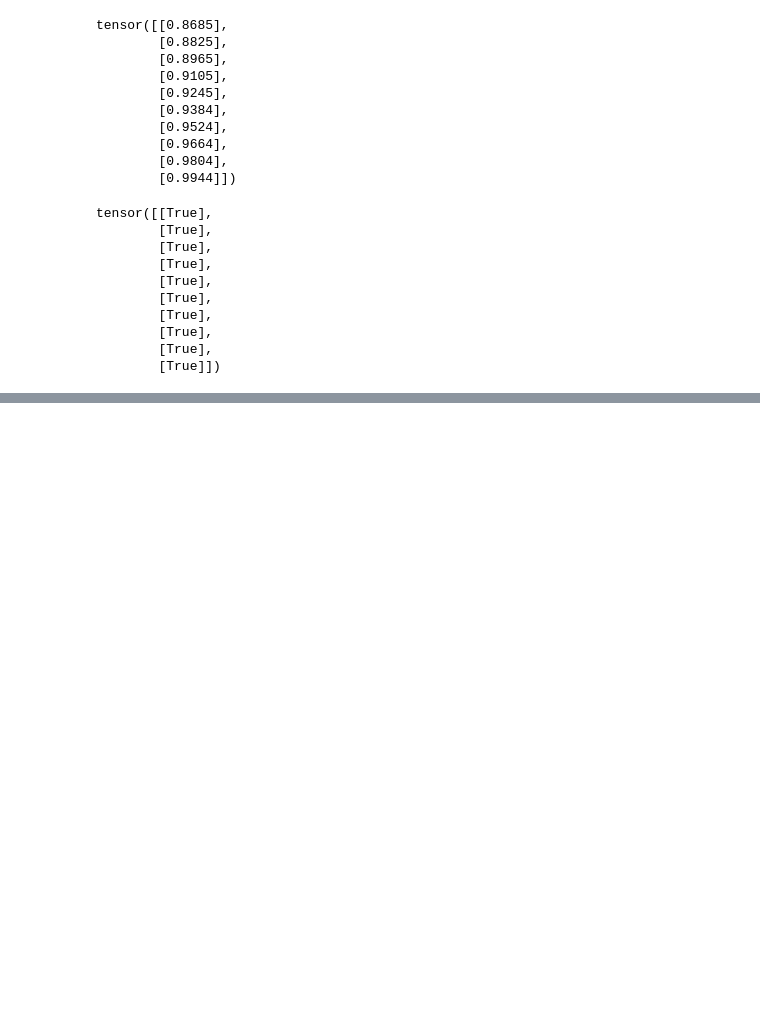
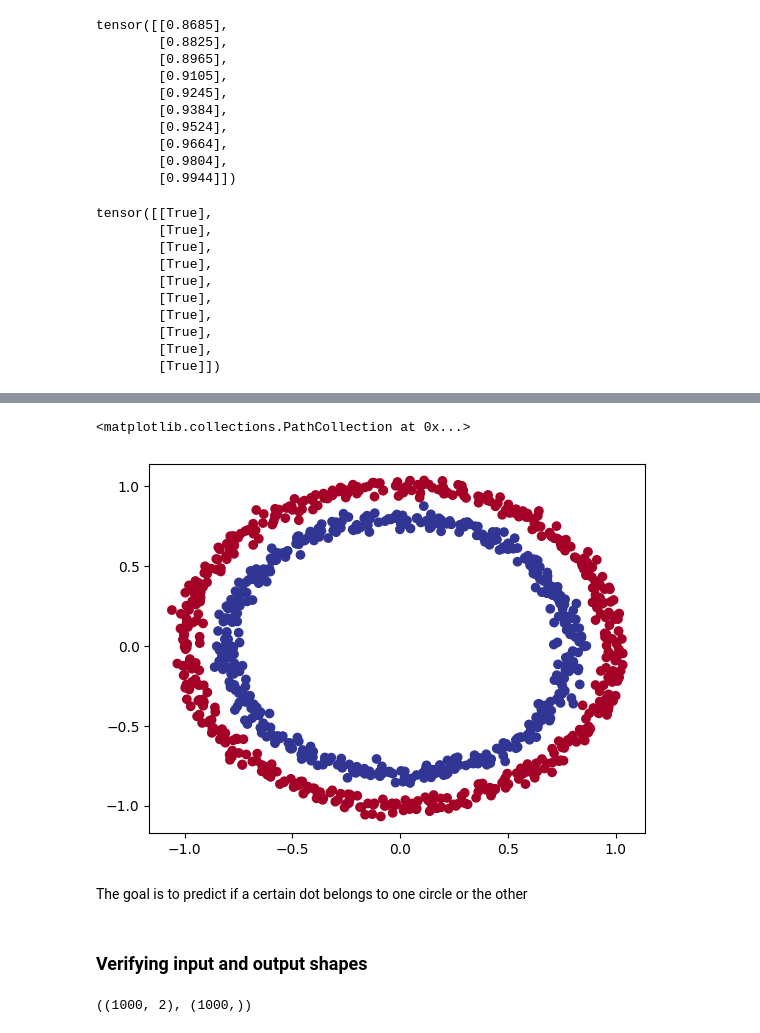
Before and after one commit to FernandoJungLau/PyTorch-Study, a Jupyter notebook: PyTorch_Study.ipynb, the cells around one changed output, grey strips where cells are left out. Drawn from its saved outputs; the diff is of its cells as text; code cells hidden in the pictures; blank space fills up the shorter version.

```diff
--- a/PyTorch_Study.ipynb
+++ b/PyTorch_Study.ipynb
@@ -1209,0 +1216,8 @@ tensor([[True],
+# %%
+from sklearn.datasets import make_circles
+
+n_samples = 1000
+
+X,y = make_circles(n_samples,
+                   noise=0.03,
+                   random_state=42)
@@ -1209,0 +1257,19 @@ tensor([[True],
+# %%
+# Visualizing with matplotlib
+import matplotlib.pyplot as plt
+
+plt.scatter(x=X[:,0],
+            y=X[:,1],
+            c=y,
+            cmap=plt.cm.RdYlBu)
+# %% [output]
+<matplotlib.collections.PathCollection at 0x...>
+[figure, added]
+# %% [markdown]
+The goal is to predict if a certain dot belongs to one circle or the other
+# %% [markdown]
+### Verifying input and output shapes
+# %%
+X.shape, y.shape
+# %% [output]
+((1000, 2), (1000,))
```
Also changed, not shown: parts of 20 cells of this notebook.
